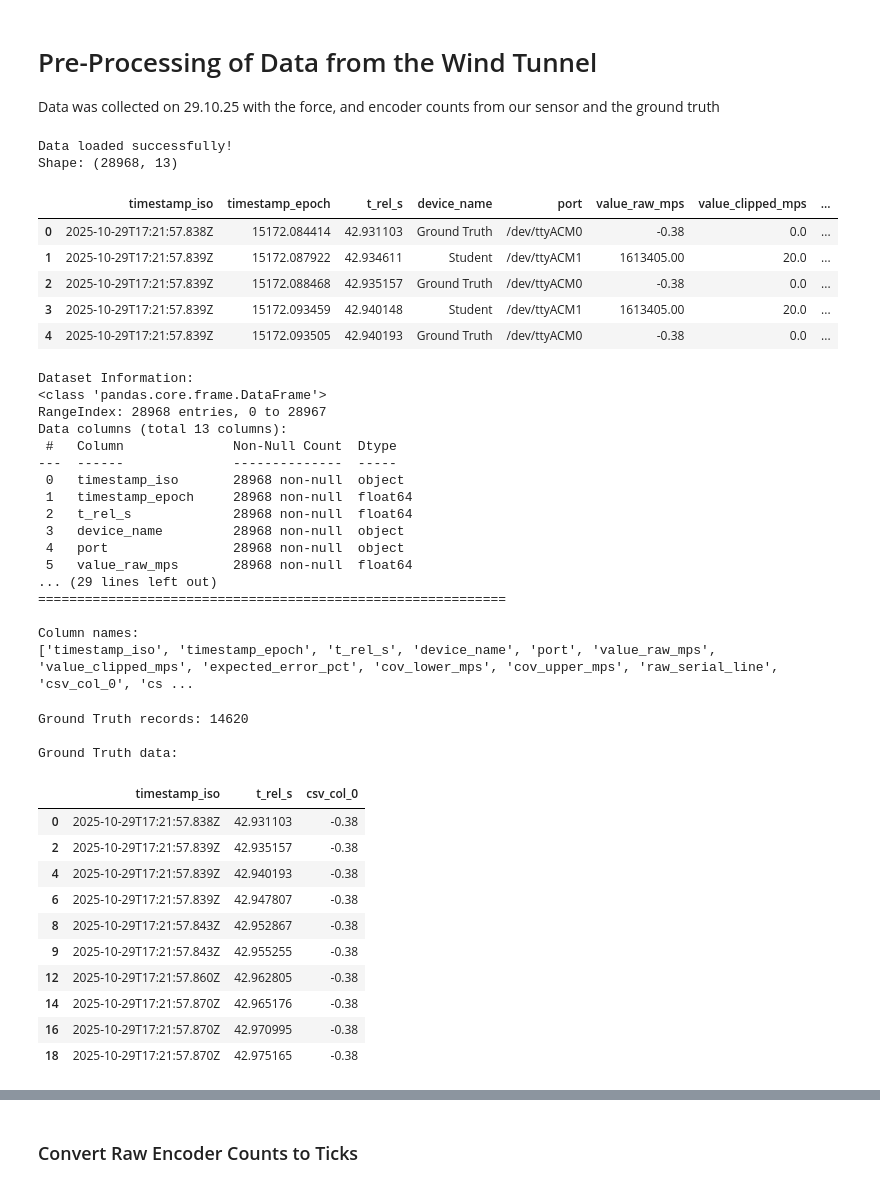
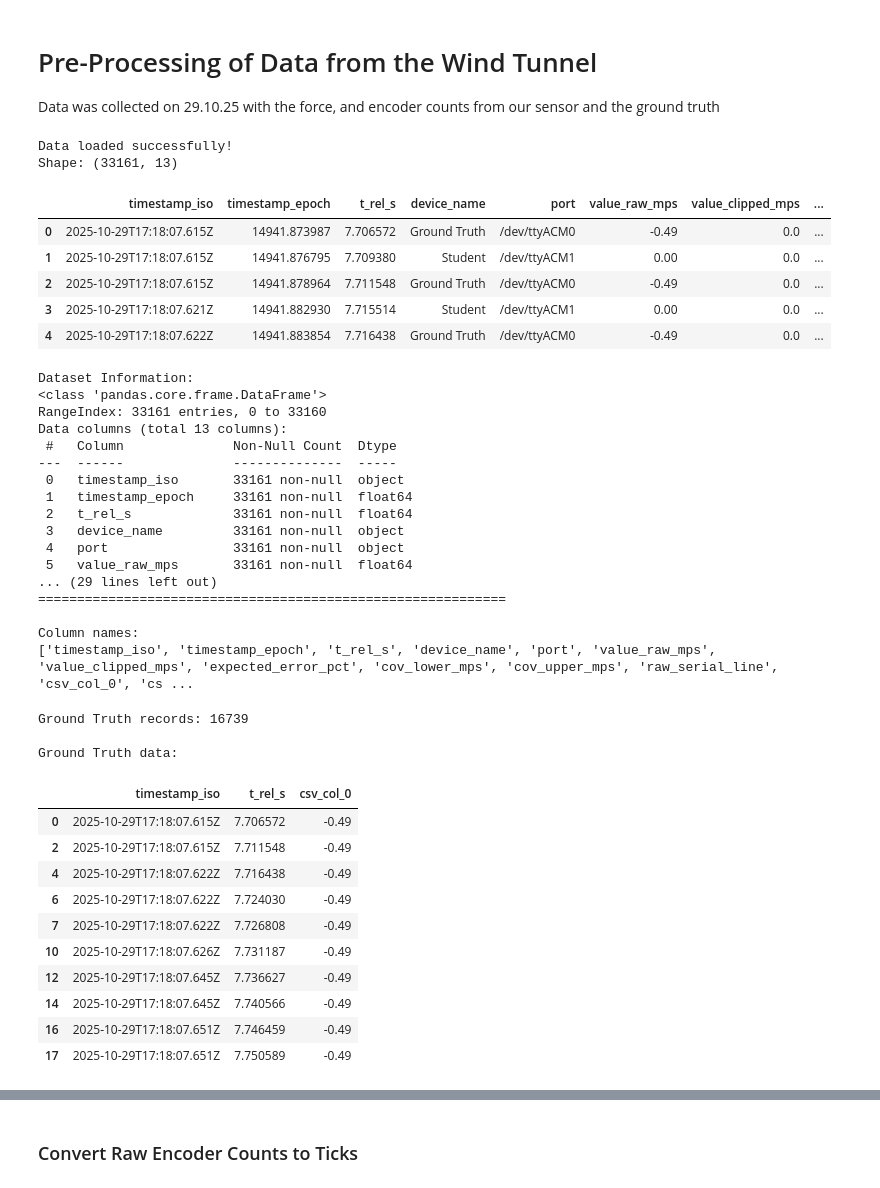
Before and after one commit to Dami28O/COMP0219-Coursework1, a Jupyter notebook: data_processing.ipynb, the cells around one changed output, grey strips where cells are left out. Saved outputs shown, nothing was run; the diff lists cells and outputs as text; code cells hidden in the pictures.

```diff
--- a/data_processing.ipynb
+++ b/data_processing.ipynb
@@ -9,19 +9,19 @@ import matplotlib.pyplot as plt
 # %%
 # Cell 2: Load the CSV data from file
 # Replace 'your_file.csv' with your actual file path
-df = pd.read_csv('data/ground_truth_calibration/plot_take2_2.csv')
+df = pd.read_csv('data/ground_truth_calibration/plot_take2_1.csv')
 print("Data loaded successfully!")
 print(f"Shape: {df.shape}")
 df.head()
 # %% [output]
 Data loaded successfully!
-Shape: (28968, 13)
+Shape: (33161, 13)
 |  | timestamp_iso | timestamp_epoch | t_rel_s | device_name | port | value_raw_mps | value_clipped_mps | ... |
-| 0 | 2025-10-29T17:21:57.838Z | 15172.084414 | 42.931103 | Ground Truth | /dev/ttyACM0 | -0.38 | 0.0 | ... |
-| 1 | 2025-10-29T17:21:57.839Z | 15172.087922 | 42.934611 | Student | /dev/ttyACM1 | 1613405.00 | 20.0 | ... |
-| 2 | 2025-10-29T17:21:57.839Z | 15172.088468 | 42.935157 | Ground Truth | /dev/ttyACM0 | -0.38 | 0.0 | ... |
-| 3 | 2025-10-29T17:21:57.839Z | 15172.093459 | 42.940148 | Student | /dev/ttyACM1 | 1613405.00 | 20.0 | ... |
-| 4 | 2025-10-29T17:21:57.839Z | 15172.093505 | 42.940193 | Ground Truth | /dev/ttyACM0 | -0.38 | 0.0 | ... |
+| 0 | 2025-10-29T17:18:07.615Z | 14941.873987 | 7.706572 | Ground Truth | /dev/ttyACM0 | -0.49 | 0.0 | ... |
+| 1 | 2025-10-29T17:18:07.615Z | 14941.876795 | 7.709380 | Student | /dev/ttyACM1 | 0.00 | 0.0 | ... |
+| 2 | 2025-10-29T17:18:07.615Z | 14941.878964 | 7.711548 | Ground Truth | /dev/ttyACM0 | -0.49 | 0.0 | ... |
+| 3 | 2025-10-29T17:18:07.621Z | 14941.882930 | 7.715514 | Student | /dev/ttyACM1 | 0.00 | 0.0 | ... |
+| 4 | 2025-10-29T17:18:07.622Z | 14941.883854 | 7.716438 | Ground Truth | /dev/ttyACM0 | -0.49 | 0.0 | ... |
 # %%
 # Cell 3: Display data info and check for missing values
 print("Dataset Information:")
@@ -35,16 +35,16 @@ print(df.columns.tolist())
 # %% [output]
 Dataset Information:
 <class 'pandas.core.frame.DataFrame'>
-RangeIndex: 28968 entries, 0 to 28967
+RangeIndex: 33161 entries, 0 to 33160
 Data columns (total 13 columns):
  #   Column              Non-Null Count  Dtype
 ---  ------              --------------  -----
- 0   timestamp_iso       28968 non-null  object
- 1   timestamp_epoch     28968 non-null  float64
- 2   t_rel_s             28968 non-null  float64
- 3   device_name         28968 non-null  object
- 4   port                28968 non-null  object
- 5   value_raw_mps       28968 non-null  float64
+ 0   timestamp_iso       33161 non-null  object
+ 1   timestamp_epoch     33161 non-null  float64
+ 2   t_rel_s             33161 non-null  float64
+ 3   device_name         33161 non-null  object
+ 4   port                33161 non-null  object
+ 5   value_raw_mps       33161 non-null  float64
 ... (29 lines left out)
 ============================================================
 
@@ -58,20 +58,20 @@ print(f"Ground Truth records: {len(ground_truth_df)}")
 print("\nGround Truth data:")
 ground_truth_df.head(10)
 # %% [output]
-Ground Truth records: 14620
+Ground Truth records: 16739
 
 Ground Truth data:
 |  | timestamp_iso | t_rel_s | csv_col_0 |
-| 0 | 2025-10-29T17:21:57.838Z | 42.931103 | -0.38 |
-| 2 | 2025-10-29T17:21:57.839Z | 42.935157 | -0.38 |
-| 4 | 2025-10-29T17:21:57.839Z | 42.940193 | -0.38 |
-| 6 | 2025-10-29T17:21:57.839Z | 42.947807 | -0.38 |
-| 8 | 2025-10-29T17:21:57.843Z | 42.952867 | -0.38 |
-| 9 | 2025-10-29T17:21:57.843Z | 42.955255 | -0.38 |
-| 12 | 2025-10-29T17:21:57.860Z | 42.962805 | -0.38 |
-| 14 | 2025-10-29T17:21:57.870Z | 42.965176 | -0.38 |
-| 16 | 2025-10-29T17:21:57.870Z | 42.970995 | -0.38 |
-| 18 | 2025-10-29T17:21:57.870Z | 42.975165 | -0.38 |
+| 0 | 2025-10-29T17:18:07.615Z | 7.706572 | -0.49 |
+| 2 | 2025-10-29T17:18:07.615Z | 7.711548 | -0.49 |
+| 4 | 2025-10-29T17:18:07.622Z | 7.716438 | -0.49 |
+| 6 | 2025-10-29T17:18:07.622Z | 7.724030 | -0.49 |
+| 7 | 2025-10-29T17:18:07.622Z | 7.726808 | -0.49 |
+| 10 | 2025-10-29T17:18:07.626Z | 7.731187 | -0.49 |
+| 12 | 2025-10-29T17:18:07.645Z | 7.736627 | -0.49 |
+| 14 | 2025-10-29T17:18:07.645Z | 7.740566 | -0.49 |
+| 16 | 2025-10-29T17:18:07.651Z | 7.746459 | -0.49 |
+| 17 | 2025-10-29T17:18:07.651Z | 7.750589 | -0.49 |
 # %%
 student_df = df[df['device_name'] == 'Student'][['timestamp_iso', 't_rel_s', 'csv_col_0','csv_col_1']].copy()
 print(f"Student records: {len(student_df)}")
```
Also changed, not shown: parts of 25 cells of this notebook, 12 other files.
